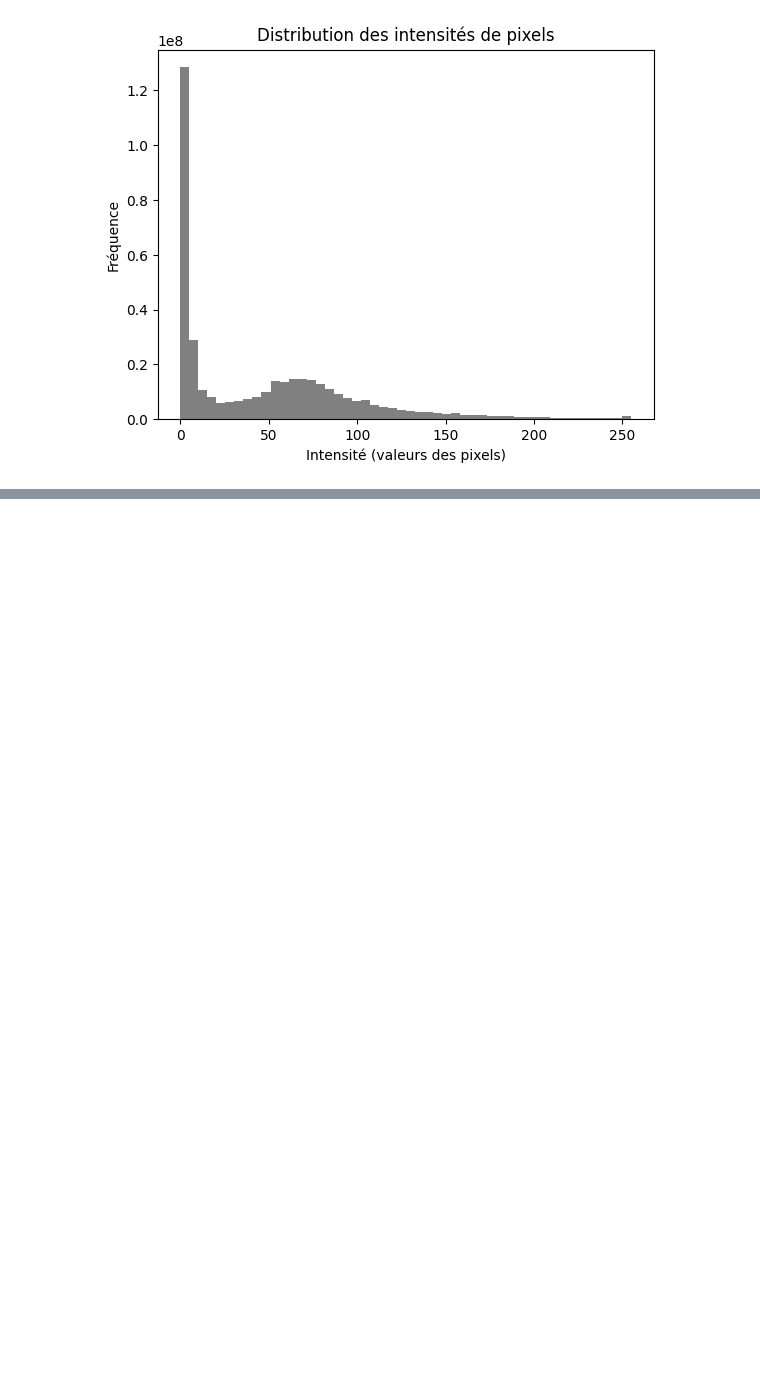
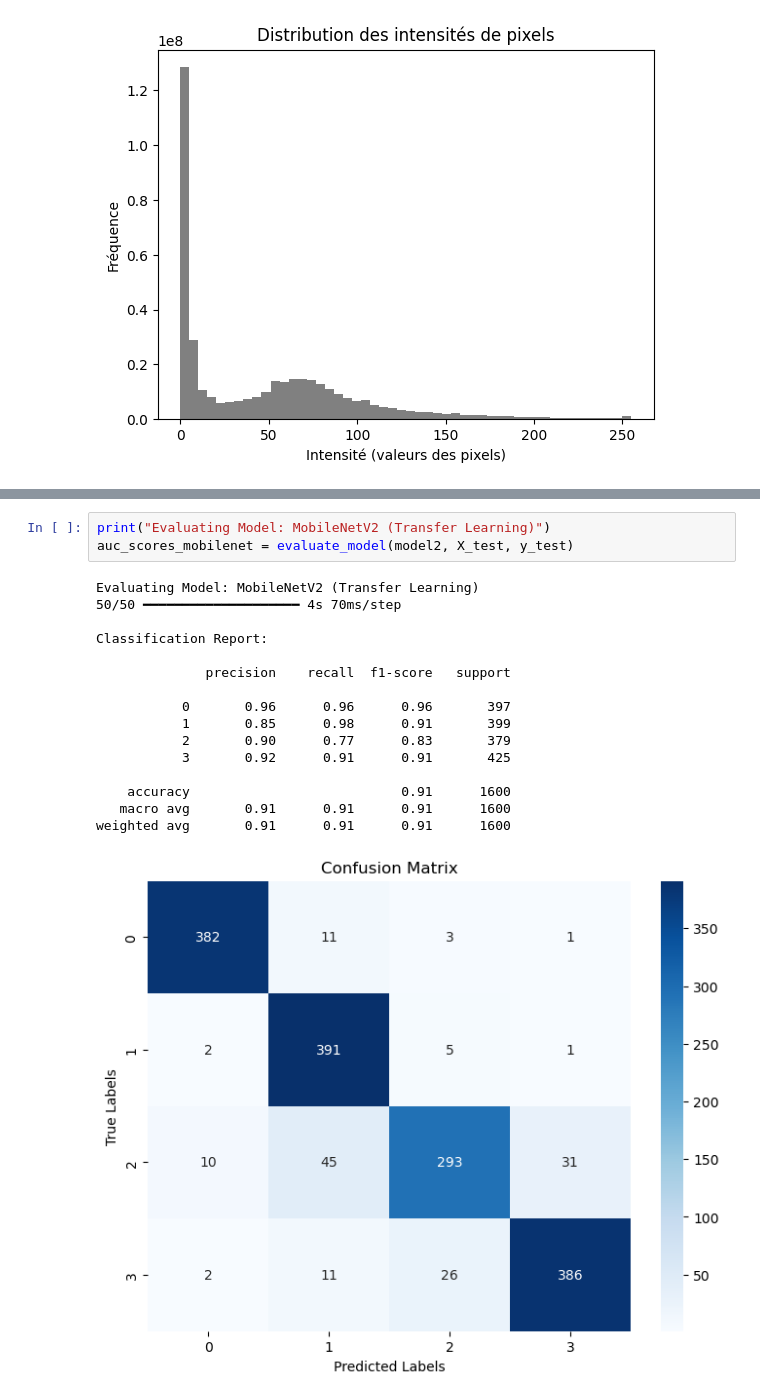
Before and after one commit to zmryasmine/ML-Excuses, a Jupyter notebook: ML-Excuses.ipynb, the cells around one changed output, grey strips where cells are left out. Cells and saved outputs as stored; diff of their text form; blank space fills up the shorter version.

```diff
--- a/ML-Excuses.ipynb
+++ b/ML-Excuses.ipynb
@@ -323,0 +925,20 @@ Moyenne: 48.107037322998046, Écart-type: 51.478289924876975
+# %%
+print("Evaluating Model: MobileNetV2 (Transfer Learning)")
+auc_scores_mobilenet = evaluate_model(model2, X_test, y_test)
+# %% [output]
+Evaluating Model: MobileNetV2 (Transfer Learning)
+50/50 ━━━━━━━━━━━━━━━━━━━━ 4s 70ms/step
+
+Classification Report:
+
+              precision    recall  f1-score   support
+
+           0       0.96      0.96      0.96       397
+           1       0.85      0.98      0.91       399
+           2       0.90      0.77      0.83       379
+           3       0.92      0.91      0.91       425
+
+    accuracy                           0.91      1600
+   macro avg       0.91      0.91      0.91      1600
+weighted avg       0.91      0.91      0.91      1600
+[figure, added]
```
Also changed, not shown: parts of 54 cells of this notebook, 12 other files.
